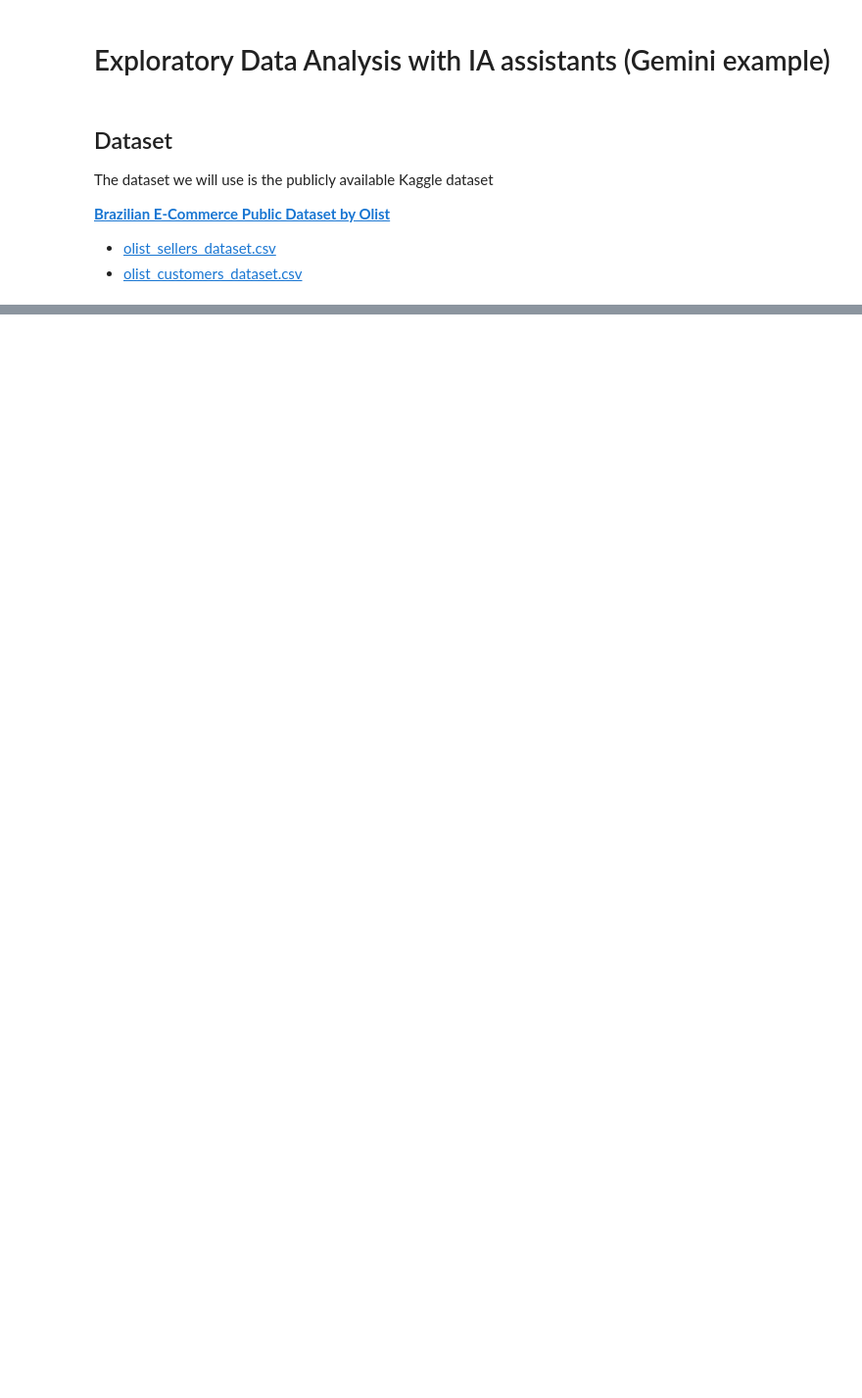
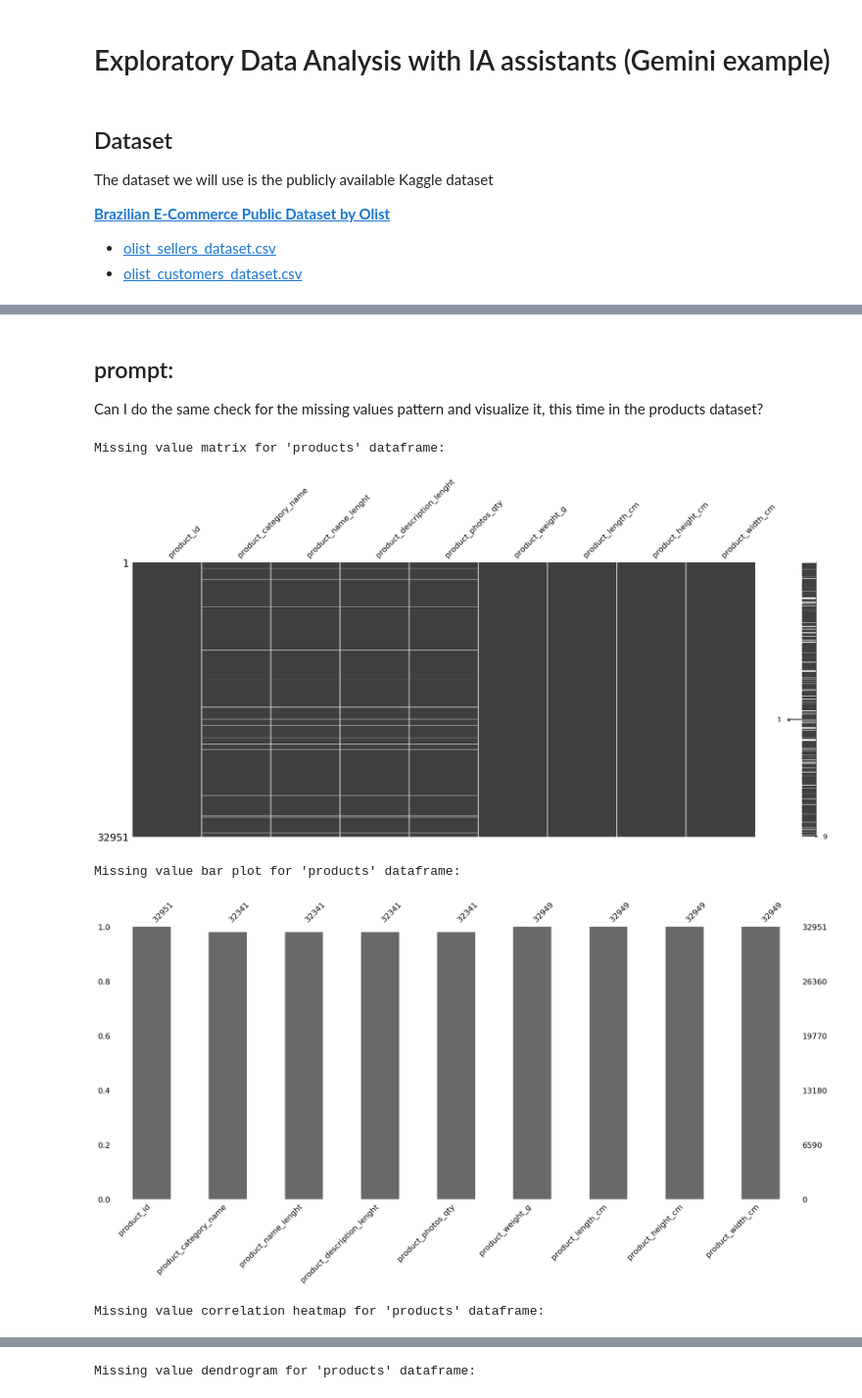
Before and after one commit to fsansegundo/Herramientas_IA_analisis_datos, a Jupyter notebook: EDA_with_gemini.ipynb, the cells around one changed output, grey strips where cells are left out. Shown at 98% size. Saved outputs shown, nothing was run; the diff lists cells and outputs as text; code cells hidden in the pictures; blank space fills up the shorter version.

```diff
--- a/EDA_with_gemini.ipynb
+++ b/EDA_with_gemini.ipynb
@@ -129,0 +289,31 @@ dtype: int64
+# %% [markdown]
+## prompt:
+
+ Can I do the same check for the missing values pattern and visualize it, this time in the products dataset?
+# %%
+# prompt: Can I do the same check for the missing values pattern and visualize it, this time in the products dataset?
+
+import matplotlib.pyplot as plt
+# Visualize missing values in the products dataframe
+print("\nMissing value matrix for 'products' dataframe:")
+msno.matrix(products)
+plt.show()
+
+print("\nMissing value bar plot for 'products' dataframe:")
+msno.bar(products)
+plt.show()
+
+# Check the correlation of missing values between columns
+print("\nMissing value correlation heatmap for 'products' dataframe:")
+msno.heatmap(products)
+plt.show()
+
+print("\nMissing value dendrogram for 'products' dataframe:")
+msno.dendrogram(products)
+plt.show()
+# %% [output]
+Missing value matrix for 'products' dataframe:
+[figure, added]
+Missing value bar plot for 'products' dataframe:
+[figure, added]
+Missing value correlation heatmap for 'products' dataframe:
@@ -129,0 +321 @@ dtype: int64
+Missing value dendrogram for 'products' dataframe:
```
Also changed, not shown: parts of 30 cells of this notebook.
